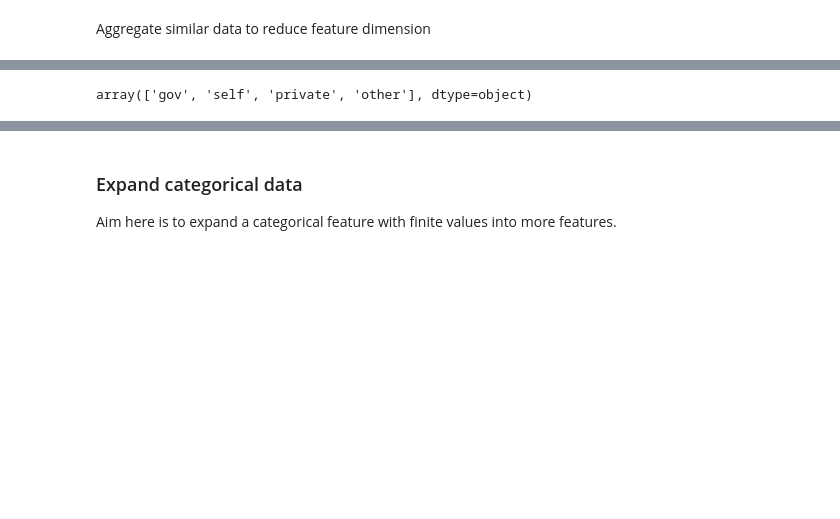
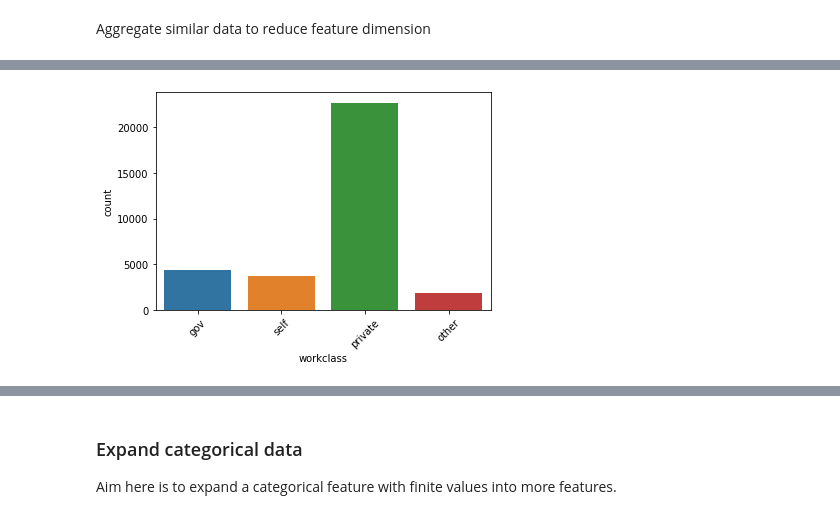
Before and after one commit to giacomo-montibeller/from-0-to-ml, a Jupyter notebook: data/from_0_to_ml.ipynb, the cells around one changed output, grey strips where cells are left out. Drawn from its saved outputs; the diff is of its cells as text; code cells hidden in the pictures; blank space fills up the shorter version.

```diff
--- a/data/from_0_to_ml.ipynb
+++ b/data/from_0_to_ml.ipynb
@@ -69,17 +122,19 @@ Aggregate similar data to reduce feature dimension
 # %%
 def replace_on_condition(dataset, column_name, condition_value, replace_value):
     condition = dataset.loc[:, column_name].str.contains(condition_value)
     dataset.loc[condition, column_name] = replace_value
 
     return dataset
 
 dataset = replace_on_condition(dataset, "workclass", "Private", "private")
 dataset = replace_on_condition(dataset, "workclass", "Self", "self")
 dataset = replace_on_condition(dataset, "workclass", "gov", "gov")
 dataset = replace_on_condition(dataset, "workclass", "Without", "other")
 dataset = replace_on_condition(dataset, "workclass", "Never", "other")
 dataset = replace_on_condition(dataset, "workclass", "\?", "other")
 
-dataset["workclass"].unique()
+sns.countplot(x="workclass", data=dataset)
+plt.xticks(rotation=45)
+plt.show()
 # %% [output]
-array(['gov', 'self', 'private', 'other'], dtype=object)
+[figure, added]
```
Also changed, not shown: parts of 26 cells of this notebook.
